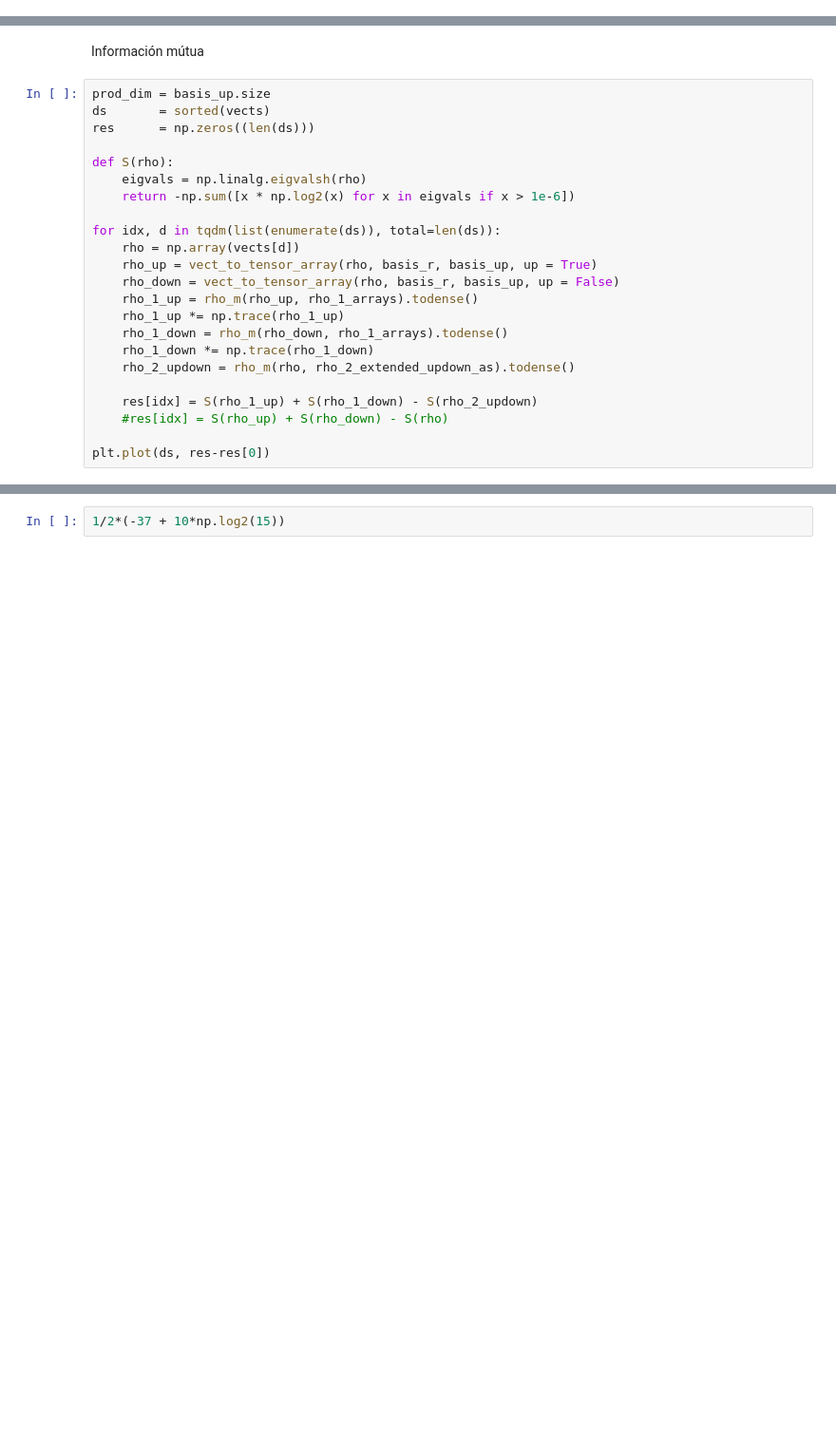
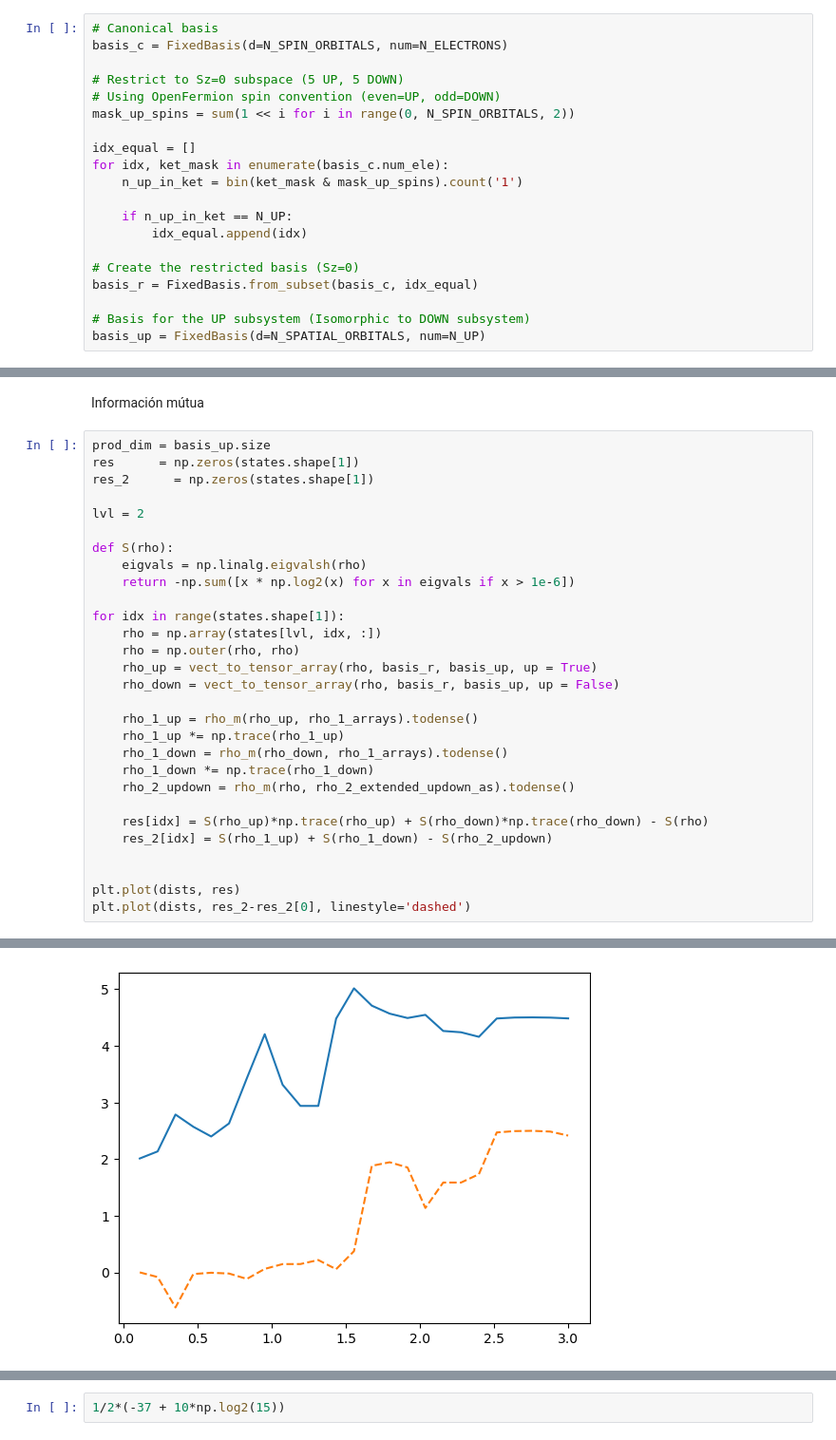
Before and after one commit to aguschanchu/q-chemistry, a Jupyter notebook: main.ipynb, the cells around one changed output, grey strips where cells are left out. Shown at 95% size. Cells and saved outputs as stored; diff of their text form; blank space fills up the shorter version.

```diff
--- a/main.ipynb
+++ b/main.ipynb
@@ -177,0 +147,20 @@ Comenzamos obteniendo el fundamental
+# %%
+# Canonical basis
+basis_c = FixedBasis(d=N_SPIN_ORBITALS, num=N_ELECTRONS)
+
+# Restrict to Sz=0 subspace (5 UP, 5 DOWN)
+# Using OpenFermion spin convention (even=UP, odd=DOWN)
+mask_up_spins = sum(1 << i for i in range(0, N_SPIN_ORBITALS, 2))
+
+idx_equal = []
+for idx, ket_mask in enumerate(basis_c.num_ele):
+    n_up_in_ket = bin(ket_mask & mask_up_spins).count('1')
+
+    if n_up_in_ket == N_UP:
+        idx_equal.append(idx)
+
+# Create the restricted basis (Sz=0)
+basis_r = FixedBasis.from_subset(basis_c, idx_equal)
+
+# Basis for the UP subsystem (Isomorphic to DOWN subsystem)
+basis_up = FixedBasis(d=N_SPATIAL_ORBITALS, num=N_UP)
@@ -1107,26 +1373,32 @@ plt.plot(ds, res)
 Información mútua
 # %%
 prod_dim = basis_up.size
-ds       = sorted(vects)
-res      = np.zeros((len(ds)))
+res      = np.zeros(states.shape[1])
+res_2      = np.zeros(states.shape[1])
+
+lvl = 2
 
 def S(rho):
     eigvals = np.linalg.eigvalsh(rho)
     return -np.sum([x * np.log2(x) for x in eigvals if x > 1e-6])
 
-for idx, d in tqdm(list(enumerate(ds)), total=len(ds)):
-    rho = np.array(vects[d])
+for idx in range(states.shape[1]):
+    rho = np.array(states[lvl, idx, :])
+    rho = np.outer(rho, rho)
     rho_up = vect_to_tensor_array(rho, basis_r, basis_up, up = True)
     rho_down = vect_to_tensor_array(rho, basis_r, basis_up, up = False)
+
     rho_1_up = rho_m(rho_up, rho_1_arrays).todense()
     rho_1_up *= np.trace(rho_1_up)
     rho_1_down = rho_m(rho_down, rho_1_arrays).todense()
     rho_1_down *= np.trace(rho_1_down)
     rho_2_updown = rho_m(rho, rho_2_extended_updown_as).todense()
 
-    res[idx] = S(rho_1_up) + S(rho_1_down) - S(rho_2_updown)
-    #res[idx] = S(rho_up) + S(rho_down) - S(rho)
+    res[idx] = S(rho_up)*np.trace(rho_up) + S(rho_down)*np.trace(rho_down) - S(rho)
+    res_2[idx] = S(rho_1_up) + S(rho_1_down) - S(rho_2_updown)
 
-plt.plot(ds, res-res[0])
+
+plt.plot(dists, res)
+plt.plot(dists, res_2-res_2[0], linestyle='dashed')
 # %% [output]
 [<matplotlib.lines.Line2D at 0x...>]
@@ -1133,0 +1405 @@ plt.plot(ds, res-res[0])
+[figure, added]
```
Also changed, not shown: parts of 31 cells of this notebook.
